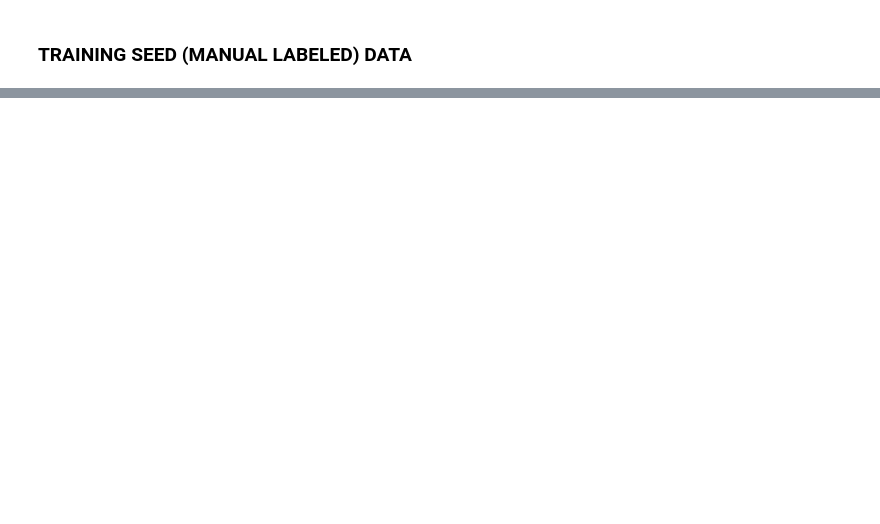
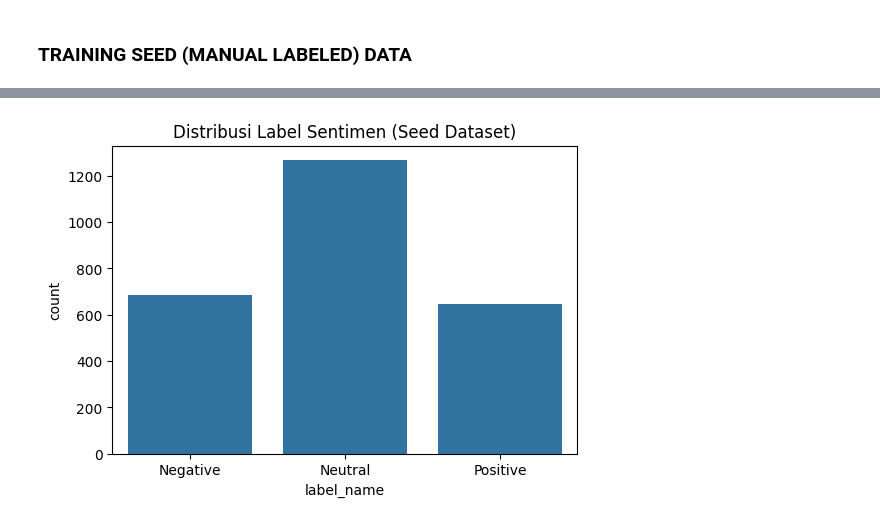
Before and after one commit to ininick/skripsis, a Jupyter notebook: source code/training/training_sentiment_model.ipynb, the cells around one changed output, grey strips where cells are left out. Drawn from its saved outputs; the diff is of its cells as text; code cells hidden in the pictures; blank space fills up the shorter version.

Commit message:
add source code to training data, tinggal run bosq

```diff
--- a/source code/training/training_sentiment_model.ipynb
+++ b/source code/training/training_sentiment_model.ipynb
@@ -106,0 +152,14 @@ ModuleNotFoundError: No module named 'sklearn'
+# %%
+# gabungin data
+df_seed = pd.concat(
+    [
+        df1[["date", "title", "content", "article_id", "text", "label"]],
+        df2[["date", "title", "content", "article_id", "text", "label"]],
+        df3[["date", "title", "content", "article_id", "text", "label"]],
+    ],
+    axis=0,
+    ignore_index=True
+)
+
+print(df_seed.shape)
+df_seed.head()
@@ -106,0 +188,13 @@ ModuleNotFoundError: No module named 'sklearn'
+# %%
+#EDA tipis tipis rekans
+
+#cek hasil labeling manual (label distribution)
+label_map = {-1: "Negative", 0: "Neutral", 1: "Positive"}
+df_seed["label_name"] = df_seed["label"].map(label_map)
+
+plt.figure(figsize=(6,4))
+sns.countplot(data=df_seed, x="label_name", order=["Negative", "Neutral", "Positive"])
+plt.title("Distribusi Label Sentimen (Seed Dataset)")
+plt.show()
+# %% [output]
+[figure, added]
```
Also changed, not shown: parts of 22 cells of this notebook.
